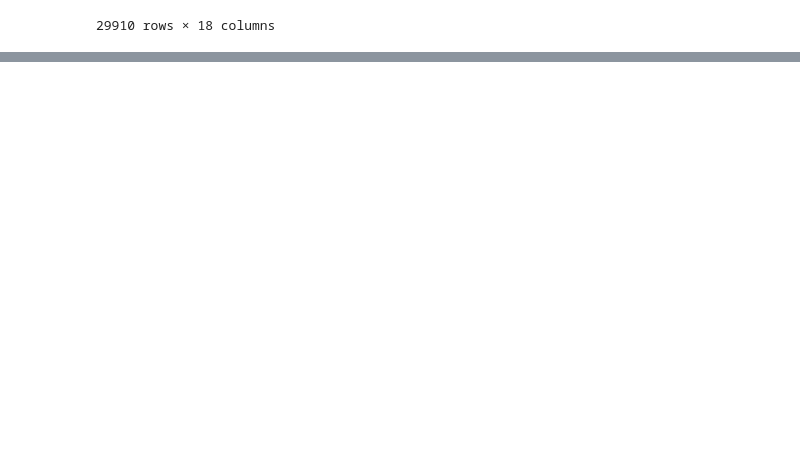
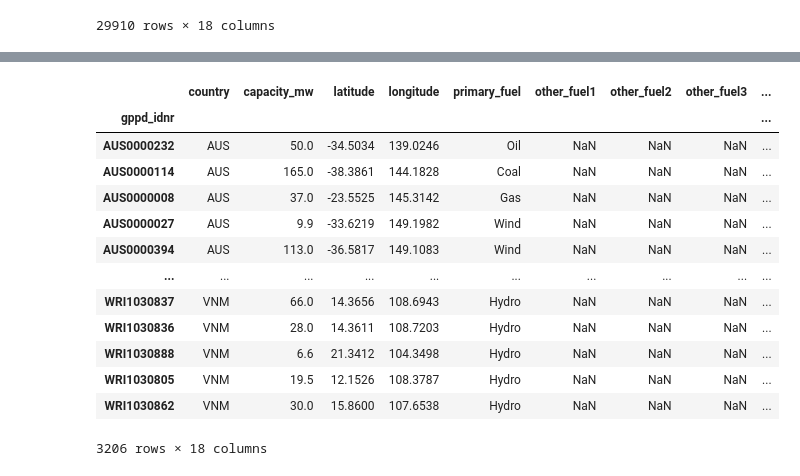
Before and after one commit to fravl/DataMadness-2021-GlobalPowerPlants, a Jupyter notebook: notebooks_valentin/001-Cleaning.ipynb, the cells around one changed output, grey strips where cells are left out. Saved outputs shown, nothing was run; the diff lists cells and outputs as text; code cells hidden in the pictures; blank space fills up the shorter version.

Commit message:
Fix incomplete time series being empty

```diff
--- a/notebooks_valentin/001-Cleaning.ipynb
+++ b/notebooks_valentin/001-Cleaning.ipynb
@@ -39,11 +39,13 @@ df_all.set_index('gppd_idnr')
 29910 rows × 18 columns
 # %%
 #Split into one dataset containing estimated and one containing time series data
-df_time_series_complete = (df_all.dropna(how='any', subset=['generation_gwh_2013', 'generation_gwh_2014', 'generation_gwh_2015', 'generation_gwh_2016', 'generation_gwh_2017'])
+df_time_series = (df_all.dropna(how='all', subset=['generation_gwh_2013', 'generation_gwh_2014', 'generation_gwh_2015', 'generation_gwh_2016', 'generation_gwh_2017'])
                       .set_index('gppd_idnr'))
 
-df_time_series_incomplete = df_time_series_complete[df_time_series_complete[['generation_gwh_2013', 'generation_gwh_2014', 'generation_gwh_2015', 'generation_gwh_2016', 'generation_gwh_2017']].isnull().any(axis=1)]
 
+df_time_series_complete = df_time_series.dropna(how='any', subset=['generation_gwh_2013', 'generation_gwh_2014', 'generation_gwh_2015', 'generation_gwh_2016', 'generation_gwh_2017'])
+
+df_time_series_incomplete = df_time_series[df_time_series[['generation_gwh_2013', 'generation_gwh_2014', 'generation_gwh_2015', 'generation_gwh_2016', 'generation_gwh_2017']].isnull().any(axis=1)]
 
 df_estimate = (df_all.dropna(how='any', subset=['estimated_generation_gwh'])
                    .set_index('gppd_idnr'))
@@ -58,0 +75,17 @@ s1
+# %%
+df_time_series_incomplete
+# %% [output]
+|  | country | capacity_mw | latitude | longitude | primary_fuel | other_fuel1 | other_fuel2 | other_fuel3 | ... |
+| gppd_idnr |  |  |  |  |  |  |  |  | ... |
+| AUS0000232 | AUS | 50.0 | -34.5034 | 139.0246 | Oil | NaN | NaN | NaN | ... |
+| AUS0000114 | AUS | 165.0 | -38.3861 | 144.1828 | Coal | NaN | NaN | NaN | ... |
+| AUS0000008 | AUS | 37.0 | -23.5525 | 145.3142 | Gas | NaN | NaN | NaN | ... |
+| AUS0000027 | AUS | 9.9 | -33.6219 | 149.1982 | Wind | NaN | NaN | NaN | ... |
+| AUS0000394 | AUS | 113.0 | -36.5817 | 149.1083 | Wind | NaN | NaN | NaN | ... |
+| ... | ... | ... | ... | ... | ... | ... | ... | ... | ... |
+| WRI1030837 | VNM | 66.0 | 14.3656 | 108.6943 | Hydro | NaN | NaN | NaN | ... |
+| WRI1030836 | VNM | 28.0 | 14.3611 | 108.7203 | Hydro | NaN | NaN | NaN | ... |
+| WRI1030888 | VNM | 6.6 | 21.3412 | 104.3498 | Hydro | NaN | NaN | NaN | ... |
+| WRI1030805 | VNM | 19.5 | 12.1526 | 108.3787 | Hydro | NaN | NaN | NaN | ... |
+| WRI1030862 | VNM | 30.0 | 15.8600 | 107.6538 | Hydro | NaN | NaN | NaN | ... |
+3206 rows × 18 columns
```
Also changed, not shown: parts of 3 cells of this notebook.
